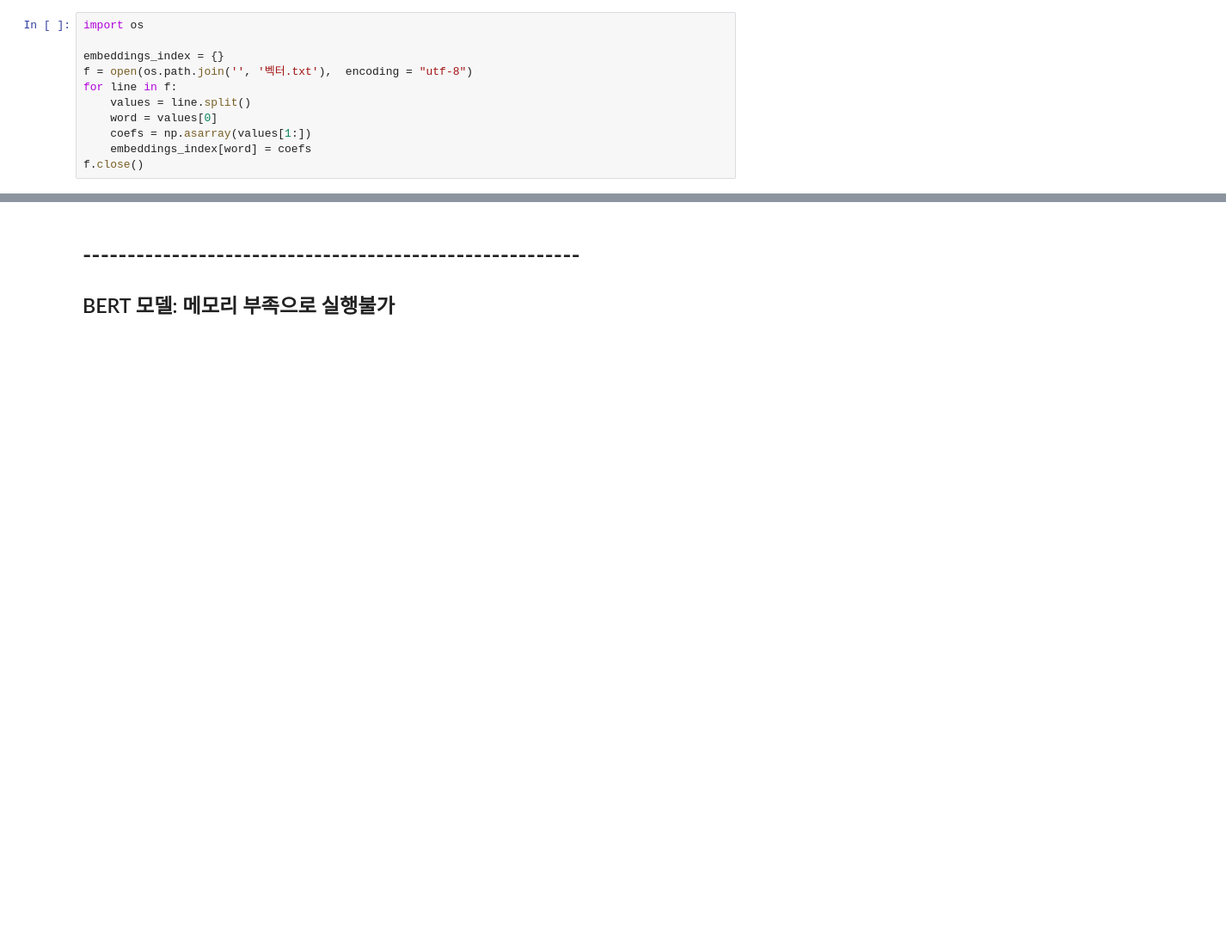
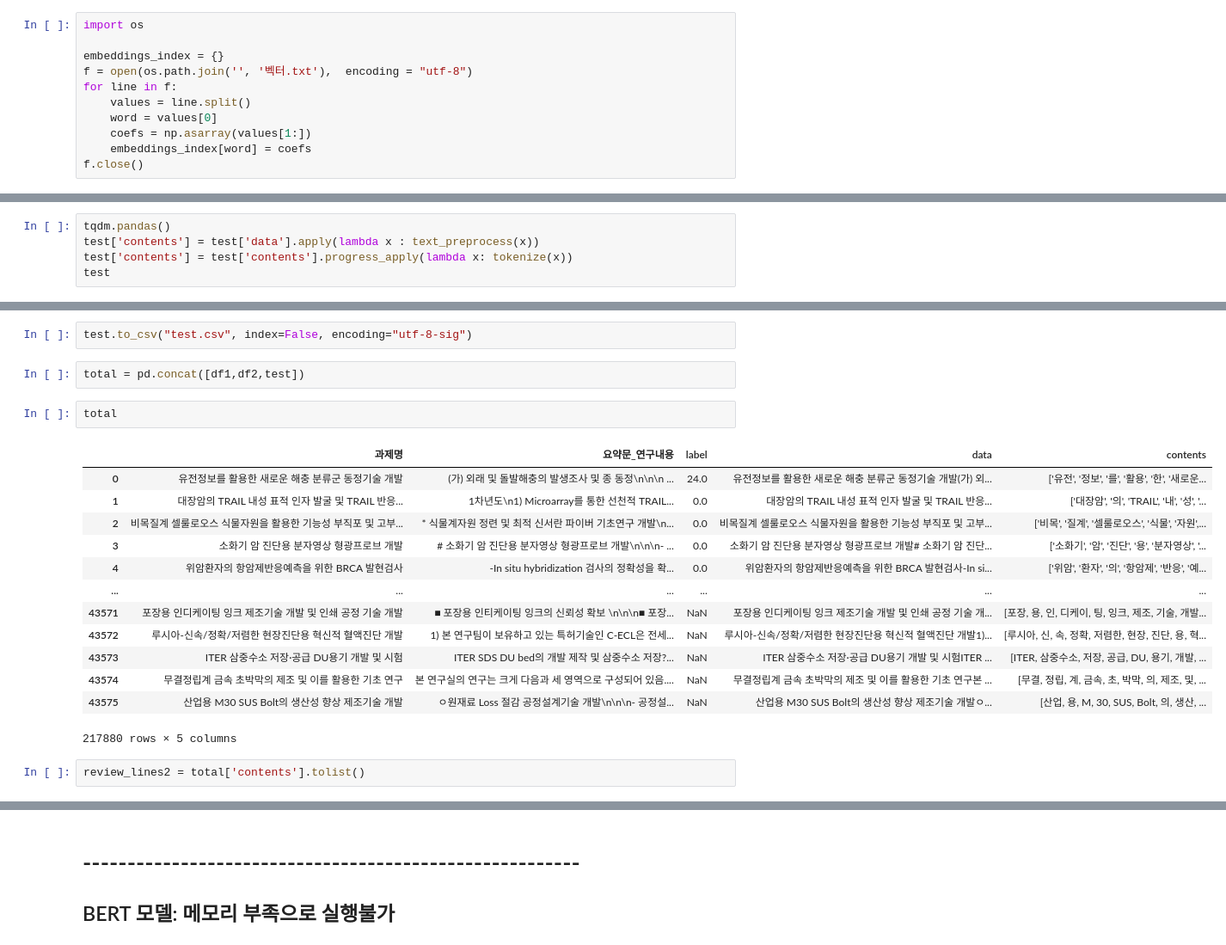
Before and after one commit to gyubok-lee/remind, a Jupyter notebook: NLP.ipynb, the cells around one changed output, grey strips where cells are left out. Shown: that part at 86% size. Cells and saved outputs as stored; diff of their text form; blank space fills up the shorter version.

```diff
--- a/NLP.ipynb
+++ b/NLP.ipynb
@@ -309,0 +415,5 @@ len(df['label'].unique())
+# %%
+tqdm.pandas()
+test['contents'] = test['data'].apply(lambda x : text_preprocess(x))
+test['contents'] = test['contents'].progress_apply(lambda x: tokenize(x))
+test
@@ -309,0 +434,22 @@ len(df['label'].unique())
+# %%
+test.to_csv("test.csv", index=False, encoding="utf-8-sig")
+# %%
+total = pd.concat([df1,df2,test])
+# %%
+total
+# %% [output]
+|  | 과제명 | 요약문_연구내용 | label | data | contents |
+| 0 | 유전정보를 활용한 새로운 해충 분류군 동정기술 개발 | (가) 외래 및 돌발해충의 발생조사 및 종 동정\n\n\n ... | 24.0 | 유전정보를 활용한 새로운 해충 분류군 동정기술 개발(가) 외... | ['유전', '정보', '를', '활용', '한', '새로운... |
+| 1 | 대장암의 TRAIL 내성 표적 인자 발굴 및 TRAIL 반응... | 1차년도\n1) Microarray를 통한 선천적 TRAIL... | 0.0 | 대장암의 TRAIL 내성 표적 인자 발굴 및 TRAIL 반응... | ['대장암', '의', 'TRAIL', '내', '성', '... |
+| 2 | 비목질계 셀룰로오스 식물자원을 활용한 기능성 부직포 및 고부... | * 식물계자원 정련 및 최적 신서란 파이버 기초연구 개발\n... | 0.0 | 비목질계 셀룰로오스 식물자원을 활용한 기능성 부직포 및 고부... | ['비목', '질계', '셀룰로오스', '식물', '자원',... |
+| 3 | 소화기 암 진단용 분자영상 형광프로브 개발 | # 소화기 암 진단용 분자영상 형광프로브 개발\n\n\n- ... | 0.0 | 소화기 암 진단용 분자영상 형광프로브 개발# 소화기 암 진단... | ['소화기', '암', '진단', '용', '분자영상', '... |
+| 4 | 위암환자의 항암제반응예측을 위한 BRCA 발현검사 | -In situ hybridization 검사의 정확성을 확... | 0.0 | 위암환자의 항암제반응예측을 위한 BRCA 발현검사-In si... | ['위암', '환자', '의', '항암제', '반응', '예... |
+| ... | ... | ... | ... | ... | ... |
+| 43571 | 포장용 인디케이팅 잉크 제조기술 개발 및 인쇄 공정 기술 개발 | ■ 포장용 인티케이팅 잉크의 신뢰성 확보 \n\n\n■ 포장... | NaN | 포장용 인디케이팅 잉크 제조기술 개발 및 인쇄 공정 기술 개... | [포장, 용, 인, 디케이, 팅, 잉크, 제조, 기술, 개발... |
+| 43572 | 루시아-신속/정확/저렴한 현장진단용 혁신적 혈액진단 개발 | 1) 본 연구팀이 보유하고 있는 특허기술인 C-ECL은 전세... | NaN | 루시아-신속/정확/저렴한 현장진단용 혁신적 혈액진단 개발1)... | [루시아, 신, 속, 정확, 저렴한, 현장, 진단, 용, 혁... |
+| 43573 | ITER 삼중수소 저장·공급 DU용기 개발 및 시험 | ITER SDS DU bed의 개발 제작 및 삼중수소 저장?... | NaN | ITER 삼중수소 저장·공급 DU용기 개발 및 시험ITER ... | [ITER, 삼중수소, 저장, 공급, DU, 용기, 개발, ... |
+| 43574 | 무결정립계 금속 초박막의 제조 및 이를 활용한 기초 연구 | 본 연구실의 연구는 크게 다음과 세 영역으로 구성되어 있음.... | NaN | 무결정립계 금속 초박막의 제조 및 이를 활용한 기초 연구본 ... | [무결, 정립, 계, 금속, 초, 박막, 의, 제조, 및, ... |
+| 43575 | 산업용 M30 SUS Bolt의 생산성 향상 제조기술 개발 | ㅇ원재료 Loss 절감 공정설계기술 개발\n\n\n- 공정설... | NaN | 산업용 M30 SUS Bolt의 생산성 향상 제조기술 개발ㅇ... | [산업, 용, M, 30, SUS, Bolt, 의, 생산, ... |
+217880 rows × 5 columns
+# %%
+review_lines2 = total['contents'].tolist()
```
Also changed, not shown: parts of 31 cells of this notebook.
